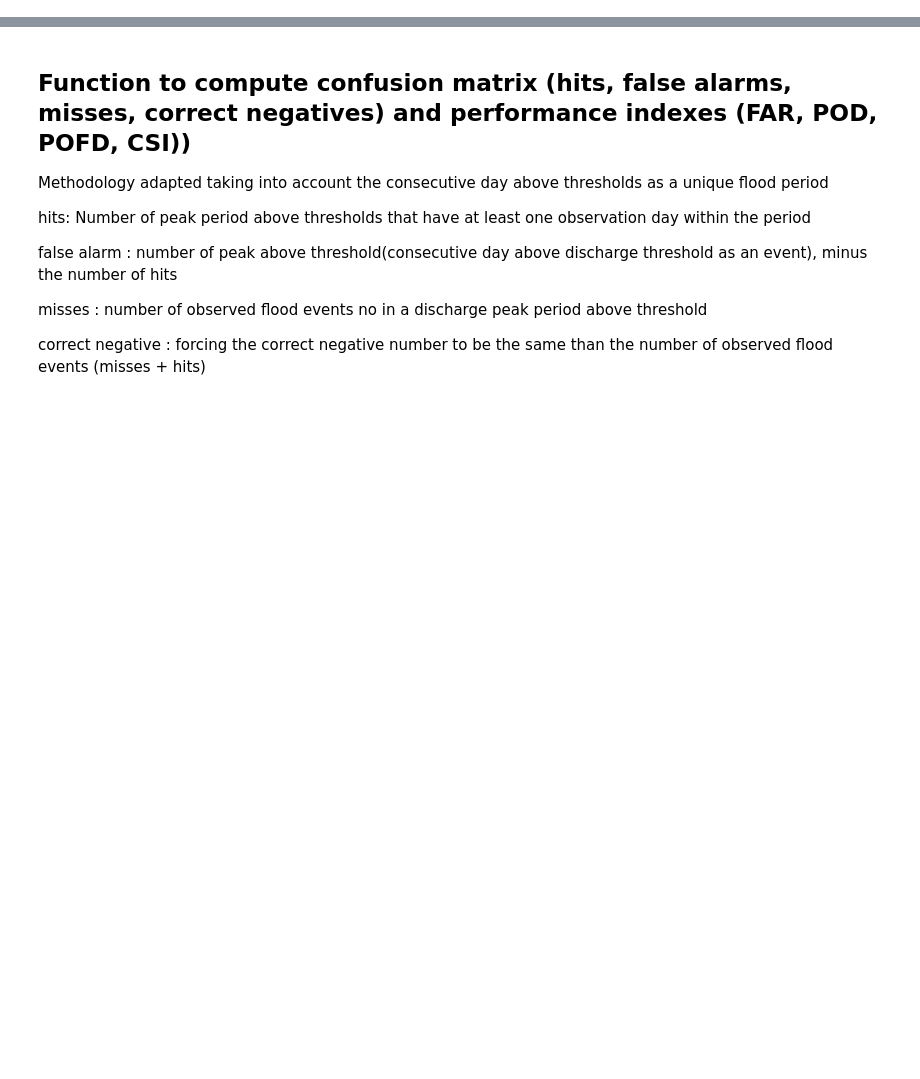
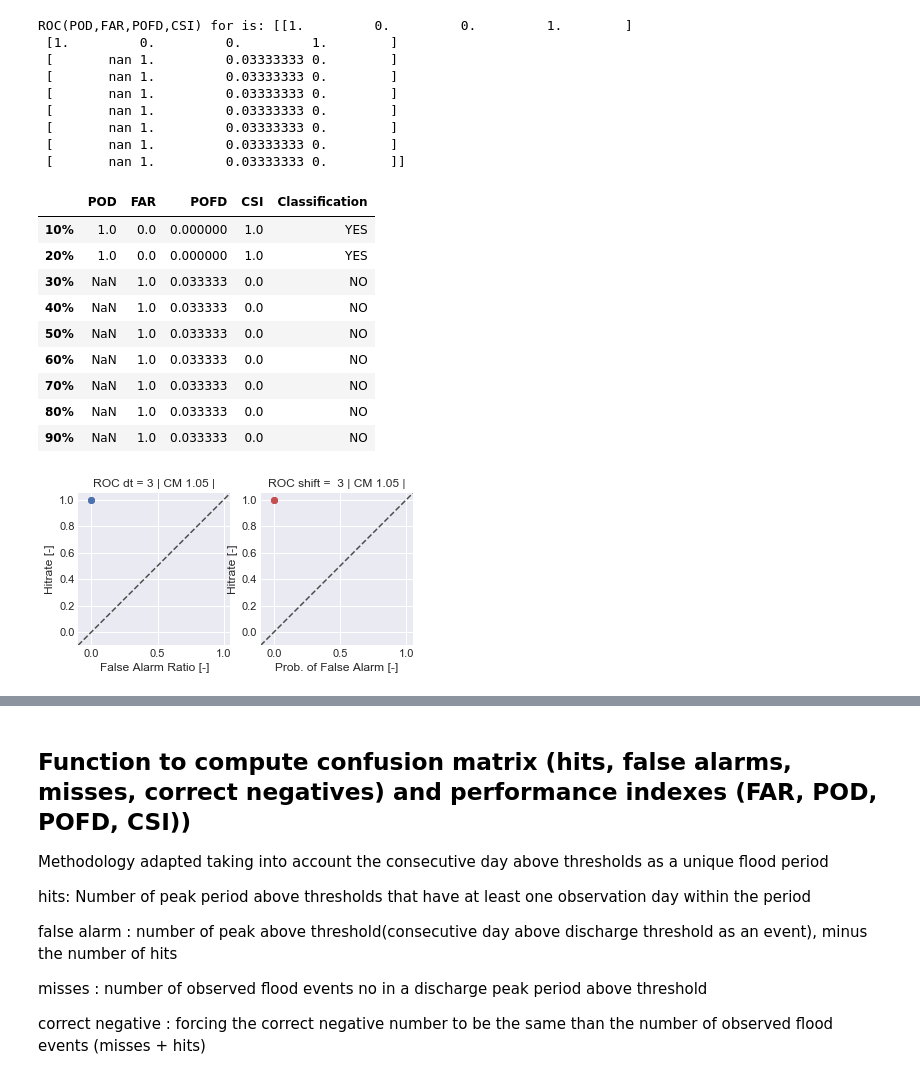
Before and after one commit to orkeunen/TUD, a Jupyter notebook: Model.ipynb, the cells around one changed output, grey strips where cells are left out. Cells and saved outputs as stored; diff of their text form; code cells hidden in the pictures; blank space fills up the shorter version.

```diff
--- a/Model.ipynb
+++ b/Model.ipynb
@@ -552,0 +363,77 @@ plt.savefig((f'/Users/oscarkeunen/Documents/1. TU Delft/1. Msc - Watermanagement
+# %%
+
+dt =3
+shift=14
+threshold=1.05
+# percentile = 0
+
+ROC =np.zeros((9,4))
+plot=0
+
+for percentile in range(9):
+#     print(f'percentile:{percentile}')
+    performance, output, metric = calc_performance_scores_new(df, obs, pred, threshold , dt, percentile)
+
+#     print(f'percentile from df {percentile}')
+#     print(output)
+#     print(performance)
+#     print(f'{performance}')
+#     print(f'output: {output}')
+#     print(f'METRIC: HIT,FA,MISS,CN: print metric for percentile {percentile}: {metric}')
+    ROC [percentile] = output
+
+
+print(f'ROC(POD,FAR,POFD,CSI) for is: {ROC}')
+result = pd.DataFrame(data=ROC,index=['10%','20%','30%','40%','50%','60%','70%','80%','90%'],columns=['POD','FAR','POFD','CSI']) #
+result['Classification'] = np.where(((result.FAR<0.51) & (result.POD>0.51)),'YES','NO')
+
+# auc = np.trapz(ROC[:,0],ROC[:,2])
+plt.subplot(1,2,1)
+plt.plot(ROC[:,2],ROC[:,0],'-o',color ='b')
+plt.xlim([-0.1,1.05])
+plt.ylim([-0.1,1.05])
+plt.title(f'ROC dt = {dt} | CM {threshold} |')
+plt.ylabel('Hitrate [-]')
+plt.xlabel('False Alarm Ratio [-]')
+plt.gca().set_aspect('equal', adjustable='box')
+plt.plot(plt.xlim(), plt.ylim(), ls="--", c=".3")
+# plt.text(0.7,0.1,auc)
+plt.draw()
+
+plt.subplot(1,2,2)
+# auc1 = np.trapz(ROC[:,0],ROC[:,1])
+plt.plot(ROC[:,1],ROC[:,0],'-o',color ='r')
+plt.xlim([-0.1,1.05])
+plt.ylim([-0.1,1.05])
+plt.title(f'ROC shift =  {dt} | CM {threshold} |')
+plt.ylabel('Hitrate [-]')
+plt.xlabel('Prob. of False Alarm [-]')
+plt.gca().set_aspect('equal', adjustable='box')
+plt.plot(plt.xlim(), plt.ylim(), ls="--", c=".3")
+# plt.text(0.7,0.1,auc1)
+plt.draw()
+
+# # plt.savefig((f'/Users/oscarkeunen/Documents/1. TU Delft/1. Msc - Watermanagement/Afstuderen/satellite-cookbook-master/NSIDC-AMSRE/figures_python/Midterm/ROC_{shift}_{location}_{SAT}.png'),dpi=400)
+
+result
+# %% [output]
+ROC(POD,FAR,POFD,CSI) for is: [[1.         0.         0.         1.        ]
+ [1.         0.         0.         1.        ]
+ [       nan 1.         0.03333333 0.        ]
+ [       nan 1.         0.03333333 0.        ]
+ [       nan 1.         0.03333333 0.        ]
+ [       nan 1.         0.03333333 0.        ]
+ [       nan 1.         0.03333333 0.        ]
+ [       nan 1.         0.03333333 0.        ]
+ [       nan 1.         0.03333333 0.        ]]
+|  | POD | FAR | POFD | CSI | Classification |
+| 10% | 1.0 | 0.0 | 0.000000 | 1.0 | YES |
+| 20% | 1.0 | 0.0 | 0.000000 | 1.0 | YES |
+| 30% | NaN | 1.0 | 0.033333 | 0.0 | NO |
+| 40% | NaN | 1.0 | 0.033333 | 0.0 | NO |
+| 50% | NaN | 1.0 | 0.033333 | 0.0 | NO |
+| 60% | NaN | 1.0 | 0.033333 | 0.0 | NO |
+| 70% | NaN | 1.0 | 0.033333 | 0.0 | NO |
+| 80% | NaN | 1.0 | 0.033333 | 0.0 | NO |
+| 90% | NaN | 1.0 | 0.033333 | 0.0 | NO |
+[figure, added]
```
Also changed, not shown: parts of 59 cells of this notebook, 7 other files.
